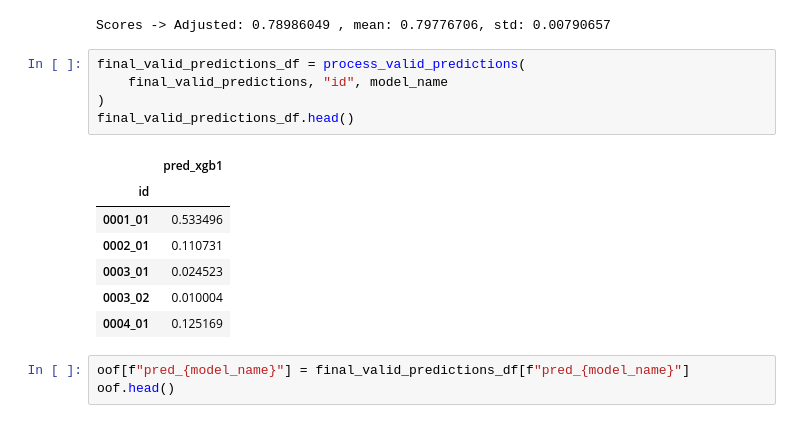
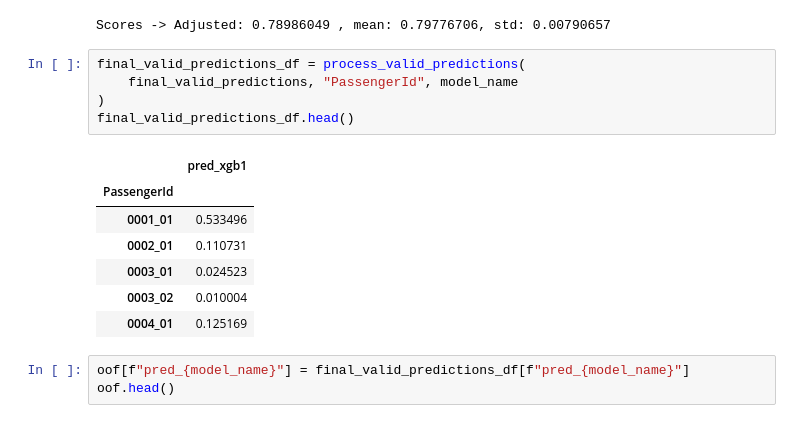
Before and after one commit to melling/ml-kaggle-spaceship-titanic, a Jupyter notebook: spaceship-titanic-xgb-lgbm-blend.ipynb, the cells around one changed output. Saved outputs shown, nothing was run; the diff lists cells and outputs as text.

```diff
--- a/spaceship-titanic-xgb-lgbm-blend.ipynb
+++ b/spaceship-titanic-xgb-lgbm-blend.ipynb
@@ -619,12 +619,12 @@ show_fold_scores(fold_scores)
 Scores -> Adjusted: 0.78986049 , mean: 0.79776706, std: 0.00790657
 # %%
 final_valid_predictions_df = process_valid_predictions(
-    final_valid_predictions, "id", model_name
+    final_valid_predictions, "PassengerId", model_name
 )
 final_valid_predictions_df.head()
 # %% [output]
 |  | pred_xgb1 |
-| id |  |
+| PassengerId |  |
 | 0001_01 | 0.533496 |
 | 0002_01 | 0.110731 |
 | 0003_01 | 0.024523 |
```
Also changed, not shown: parts of 11 cells of this notebook.
